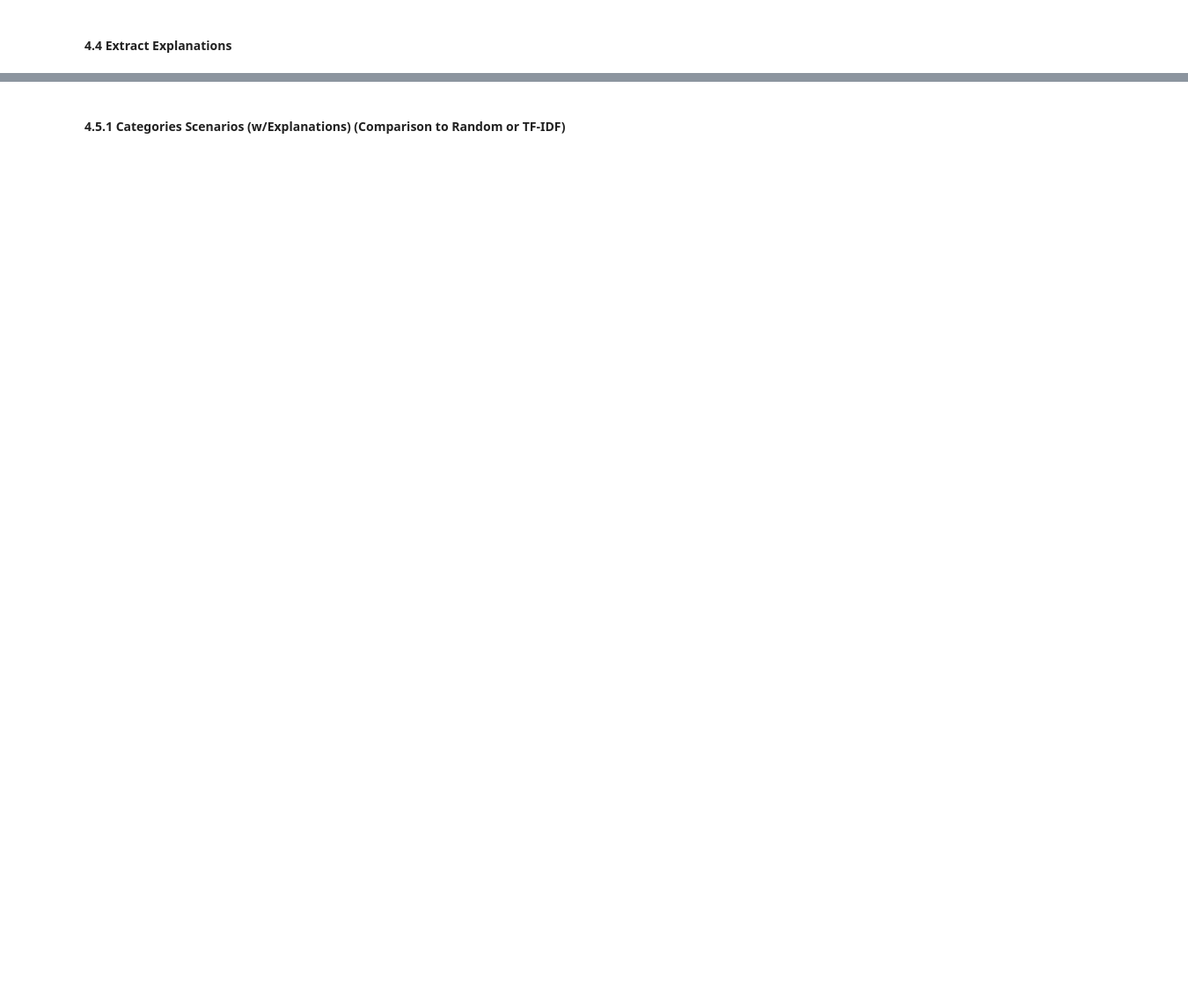
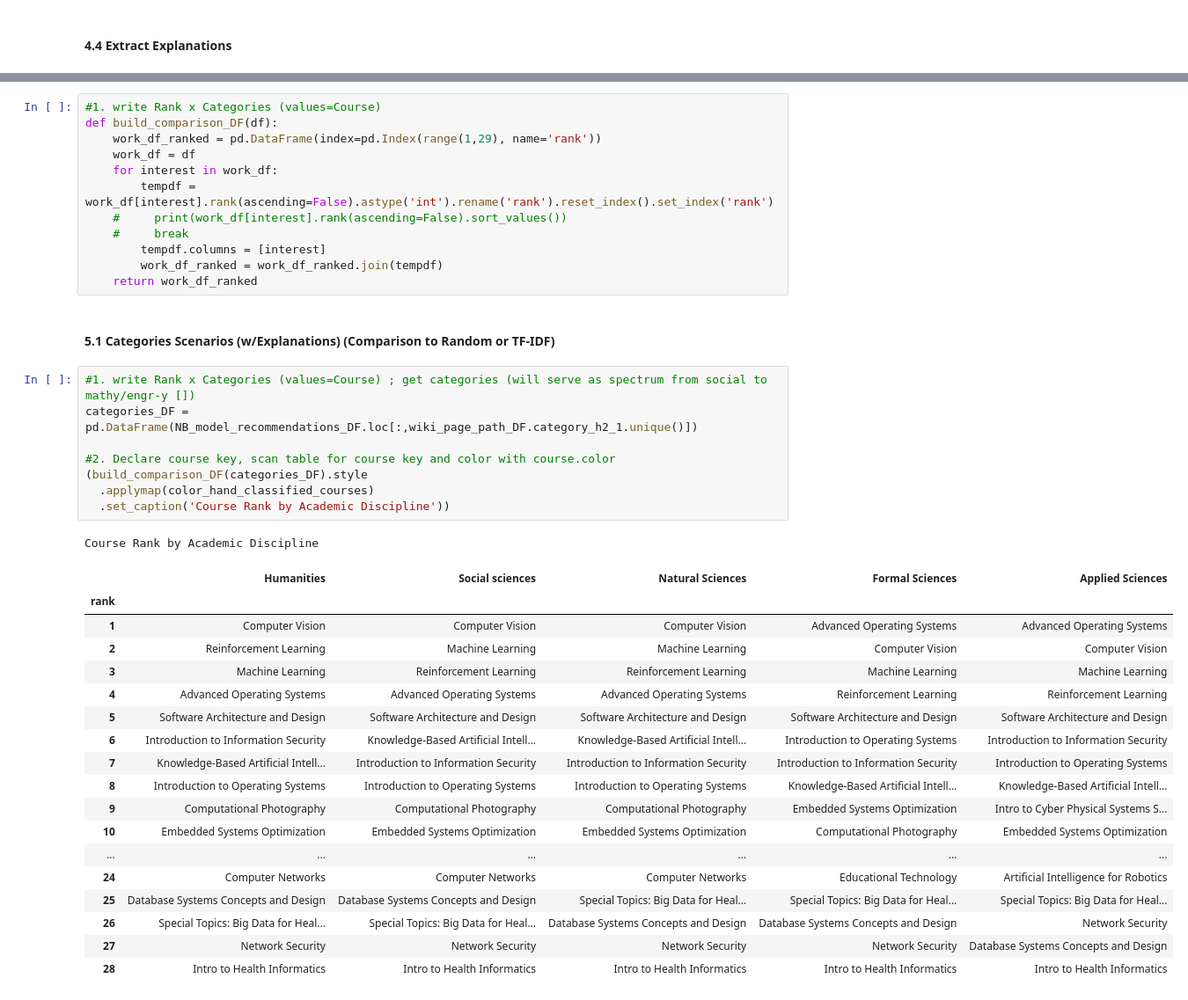
Before and after one commit to cesleem/CourseRec, a Jupyter notebook: notebook/modeling/2.3 - Modeling - content_based_model - Investigate the viability of the Mooney et al. text categorization ML approach.ipynb, the cells around one changed output, grey strips where cells are left out. Shown at 88% size. Cells and saved outputs as stored; diff of their text form; blank space fills up the shorter version.

```diff
--- a/notebook/modeling/2.3 - Modeling - content_based_model - Investigate the viability of the Mooney et al. text categorization ML approach.ipynb
+++ b/notebook/modeling/2.3 - Modeling - content_based_model - Investigate the viability of the Mooney et al. text categorization ML approach.ipynb
@@ -257,3 +286,43 @@ This is the closest we'll come to evaluation since we don't have historical user
+# %%
+#1. write Rank x Categories (values=Course)
+def build_comparison_DF(df):
+    work_df_ranked = pd.DataFrame(index=pd.Index(range(1,29), name='rank'))
+    work_df = df
+    for interest in work_df:
+        tempdf = work_df[interest].rank(ascending=False).astype('int').rename('rank').reset_index().set_index('rank')
+    #     print(work_df[interest].rank(ascending=False).sort_values())
+    #     break
+        tempdf.columns = [interest]
+        work_df_ranked = work_df_ranked.join(tempdf)
+    return work_df_ranked
 # %% [markdown]
-#### 4.5.1 Categories Scenarios (w/Explanations) (Comparison to Random or TF-IDF)
+#### 5.1 Categories Scenarios (w/Explanations) (Comparison to Random or TF-IDF)
+# %%
+#1. write Rank x Categories (values=Course) ; get categories (will serve as spectrum from social to mathy/engr-y [])
+categories_DF = pd.DataFrame(NB_model_recommendations_DF.loc[:,wiki_page_path_DF.category_h2_1.unique()])
+
+#2. Declare course key, scan table for course key and color with course.color
+(build_comparison_DF(categories_DF).style
+  .applymap(color_hand_classified_courses)
+  .set_caption('Course Rank by Academic Discipline'))
+# %% [output]
+Course Rank by Academic Discipline
+|  | Humanities | Social sciences | Natural Sciences | Formal Sciences | Applied Sciences |
+| rank |  |  |  |  |  |
+| 1 | Computer Vision | Computer Vision | Computer Vision | Advanced Operating Systems | Advanced Operating Systems |
+| 2 | Reinforcement Learning | Machine Learning | Machine Learning | Computer Vision | Computer Vision |
+| 3 | Machine Learning | Reinforcement Learning | Reinforcement Learning | Machine Learning | Machine Learning |
+| 4 | Advanced Operating Systems | Advanced Operating Systems | Advanced Operating Systems | Reinforcement Learning | Reinforcement Learning |
+| 5 | Software Architecture and Design | Software Architecture and Design | Software Architecture and Design | Software Architecture and Design | Software Architecture and Design |
+| 6 | Introduction to Information Security | Knowledge-Based Artificial Intell... | Knowledge-Based Artificial Intell... | Introduction to Operating Systems | Introduction to Information Security |
+| 7 | Knowledge-Based Artificial Intell... | Introduction to Information Security | Introduction to Information Security | Introduction to Information Security | Introduction to Operating Systems |
+| 8 | Introduction to Operating Systems | Introduction to Operating Systems | Introduction to Operating Systems | Knowledge-Based Artificial Intell... | Knowledge-Based Artificial Intell... |
+| 9 | Computational Photography | Computational Photography | Computational Photography | Embedded Systems Optimization | Intro to Cyber Physical Systems S... |
+| 10 | Embedded Systems Optimization | Embedded Systems Optimization | Embedded Systems Optimization | Computational Photography | Embedded Systems Optimization |
+| ... | ... | ... | ... | ... | ... |
+| 24 | Computer Networks | Computer Networks | Computer Networks | Educational Technology | Artificial Intelligence for Robotics |
+| 25 | Database Systems Concepts and Design | Database Systems Concepts and Design | Special Topics: Big Data for Heal... | Special Topics: Big Data for Heal... | Special Topics: Big Data for Heal... |
+| 26 | Special Topics: Big Data for Heal... | Special Topics: Big Data for Heal... | Database Systems Concepts and Design | Database Systems Concepts and Design | Network Security |
+| 27 | Network Security | Network Security | Network Security | Network Security | Database Systems Concepts and Design |
+| 28 | Intro to Health Informatics | Intro to Health Informatics | Intro to Health Informatics | Intro to Health Informatics | Intro to Health Informatics |
 # %% [markdown]
```
Also changed, not shown: parts of 17 cells of this notebook, 1 other file.
